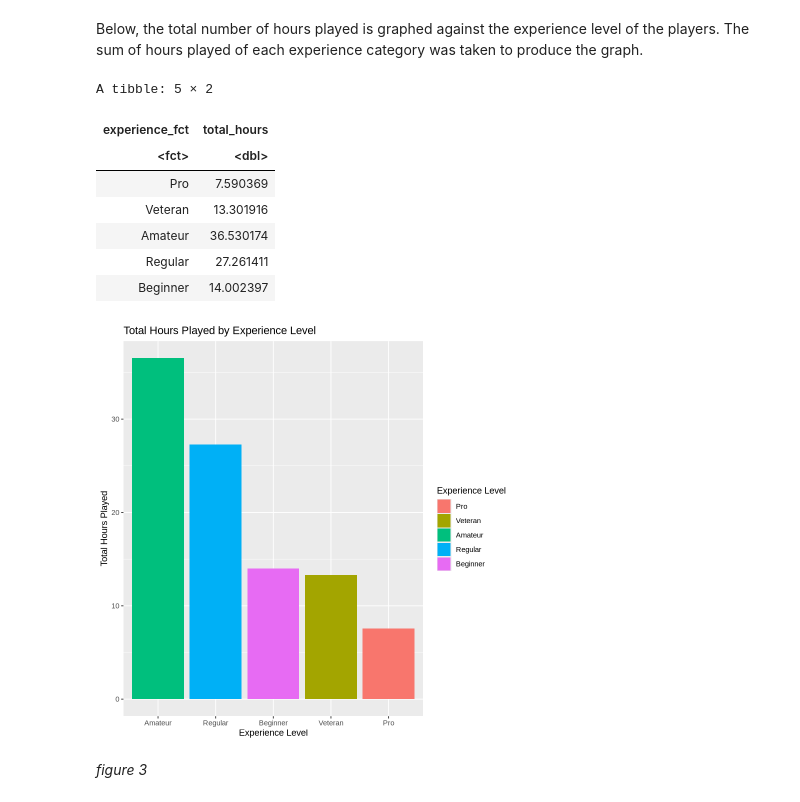
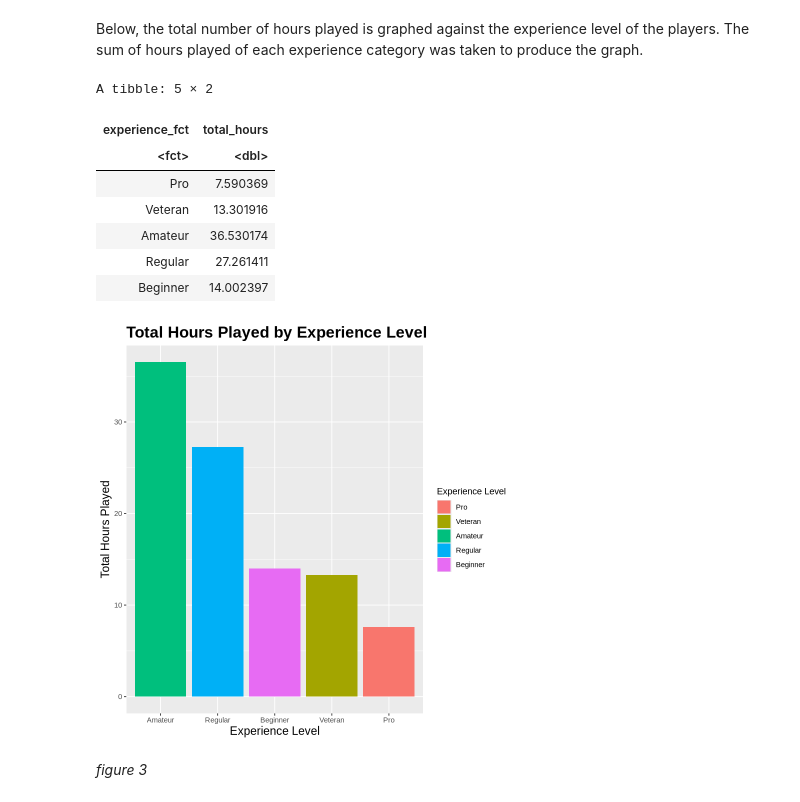
Before and after one commit to thaviship/dsci-group-project, a Jupyter notebook: methods_finalized.ipynb, the cells around one changed output. Cells and saved outputs as stored; diff of their text form; code cells hidden in the pictures.

Commit message:
Change visualization title font size

```diff
--- a/methods_finalized.ipynb
+++ b/methods_finalized.ipynb
@@ -163,29 +145,31 @@ Below, the total number of hours played is graphed against the experience level
 # %%
 bar_plot_tidy_players <- players_clean |>
   group_by(experience_fct) |>
   summarise(total_hours = sum(played_hours_log), .groups = "drop")
 bar_plot_tidy_players
 
 bar_plot_experience_vs_totalhrs <- bar_plot_tidy_players |>
   ggplot(aes(x = fct_reorder(experience_fct, total_hours, .desc=TRUE),
              y = total_hours,
              fill = experience_fct)) +
   geom_bar(stat = "identity") +
   labs(x = "Experience Level",
        y = "Total Hours Played",
-       fill = "Experience Level",title = "Total Hours Played by Experience Level")
+       fill = "Experience Level",title = "Total Hours Played by Experience Level")+
+    theme(plot.title = element_text(size = 19, face = "bold"),
+        axis.title = element_text(size = 14))
 
 bar_plot_experience_vs_totalhrs
 # %% [output]
 A tibble: 5 × 2
 | experience_fct | total_hours |
 | <fct> | <dbl> |
 | Pro | 7.590369 |
 | Veteran | 13.301916 |
 | Amateur | 36.530174 |
 | Regular | 27.261411 |
 | Beginner | 14.002397 |
-[figure, old version]
+[figure, new version]
 # %% [markdown]
 *figure 3*
 # %% [markdown]
```
Also changed, not shown: parts of 11 cells of this notebook.
